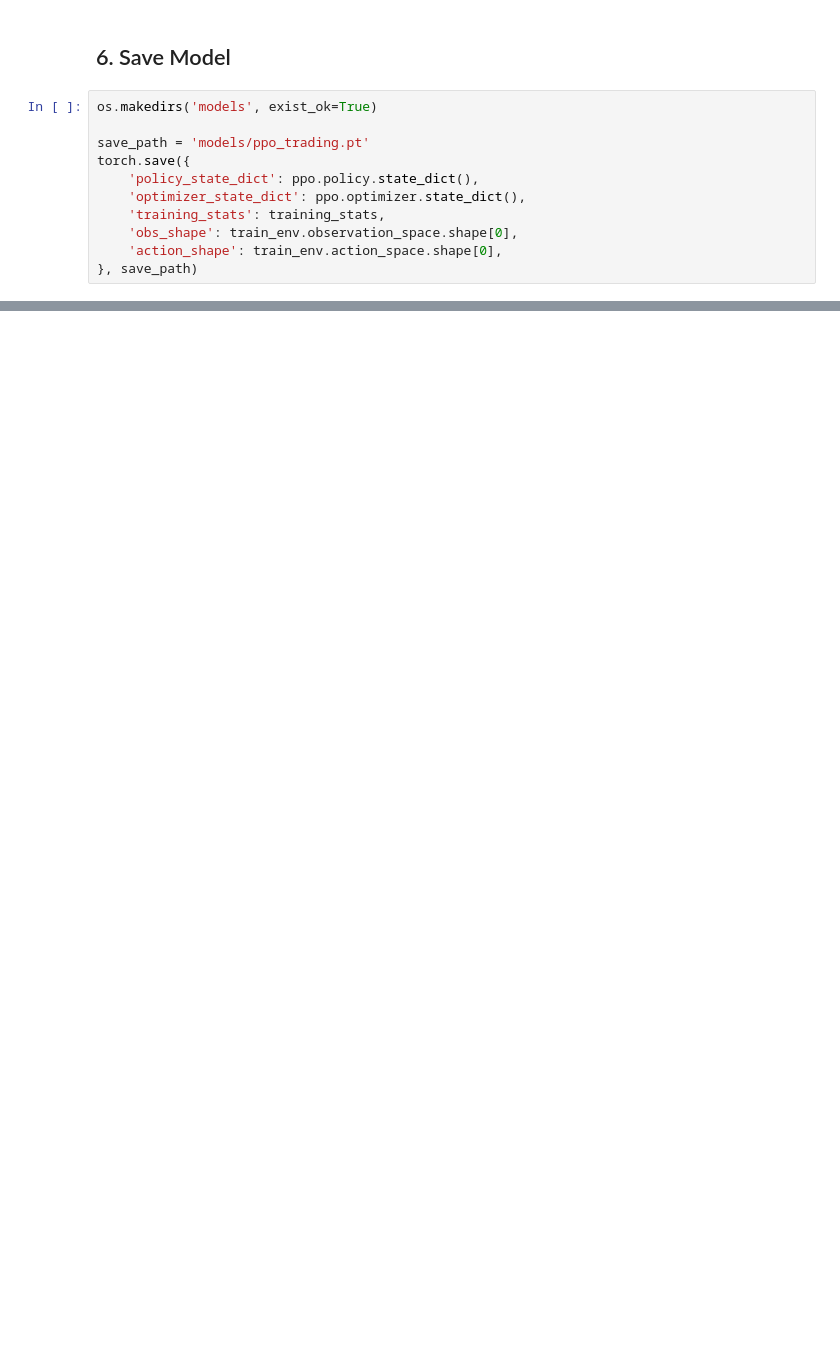
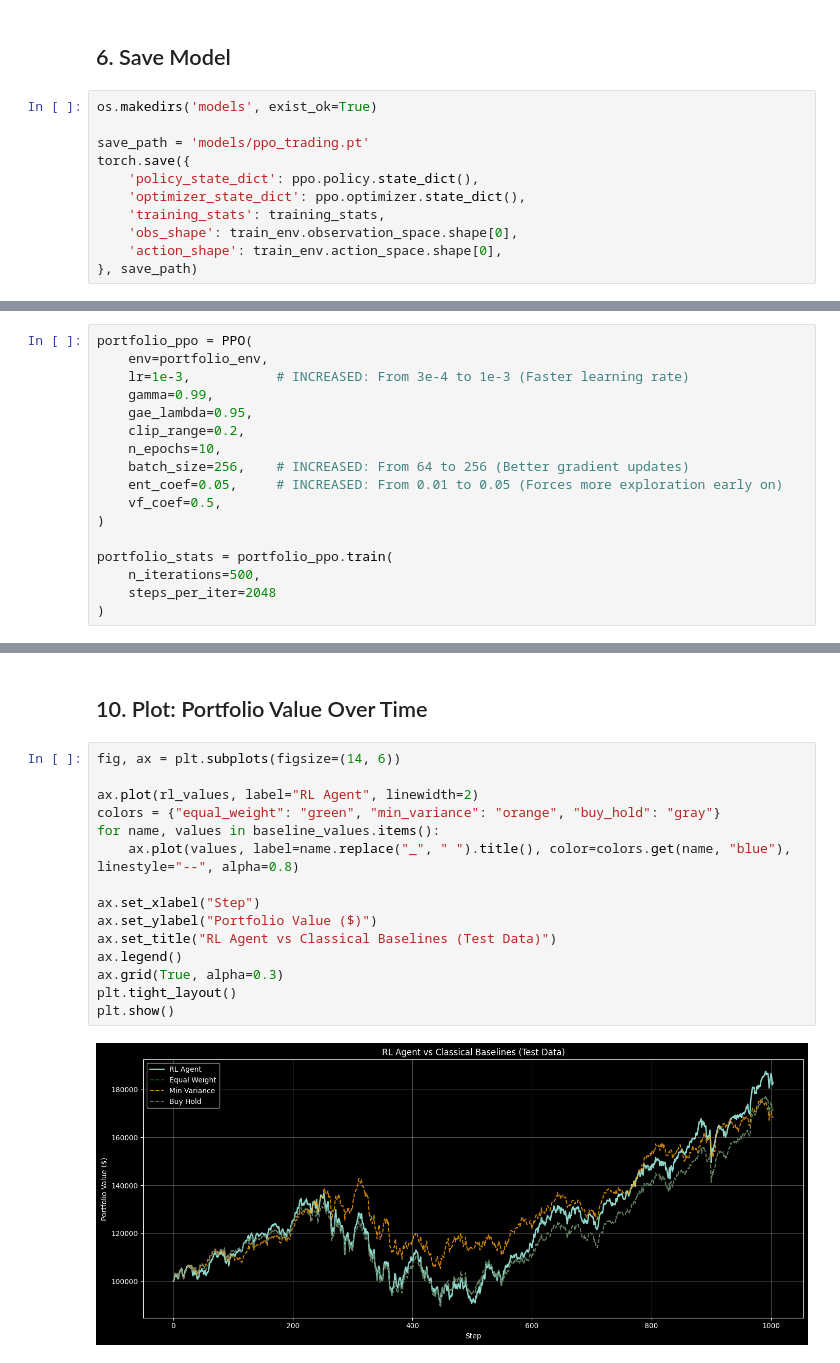
Before and after one commit to alanrg1/Algorithmic-Trading, a Jupyter notebook: train.ipynb, the cells around one changed output, grey strips where cells are left out. Saved outputs shown, nothing was run; the diff lists cells and outputs as text; blank space fills up the shorter version.

```diff
--- a/train.ipynb
+++ b/train.ipynb
@@ -198,0 +287,17 @@ torch.save({
+# %%
+portfolio_ppo = PPO(
+    env=portfolio_env,
+    lr=1e-3,           # INCREASED: From 3e-4 to 1e-3 (Faster learning rate)
+    gamma=0.99,
+    gae_lambda=0.95,
+    clip_range=0.2,
+    n_epochs=10,
+    batch_size=256,    # INCREASED: From 64 to 256 (Better gradient updates)
+    ent_coef=0.05,     # INCREASED: From 0.01 to 0.05 (Forces more exploration early on)
+    vf_coef=0.5,
+)
+
+portfolio_stats = portfolio_ppo.train(
+    n_iterations=500,
+    steps_per_iter=2048
+)
@@ -198,0 +381,19 @@ torch.save({
+# %% [markdown]
+## 10. Plot: Portfolio Value Over Time
+# %%
+fig, ax = plt.subplots(figsize=(14, 6))
+
+ax.plot(rl_values, label="RL Agent", linewidth=2)
+colors = {"equal_weight": "green", "min_variance": "orange", "buy_hold": "gray"}
+for name, values in baseline_values.items():
+    ax.plot(values, label=name.replace("_", " ").title(), color=colors.get(name, "blue"), linestyle="--", alpha=0.8)
+
+ax.set_xlabel("Step")
+ax.set_ylabel("Portfolio Value ($)")
+ax.set_title("RL Agent vs Classical Baselines (Test Data)")
+ax.legend()
+ax.grid(True, alpha=0.3)
+plt.tight_layout()
+plt.show()
+# %% [output]
+[figure, added]
```
Also changed, not shown: parts of 20 cells of this notebook.
